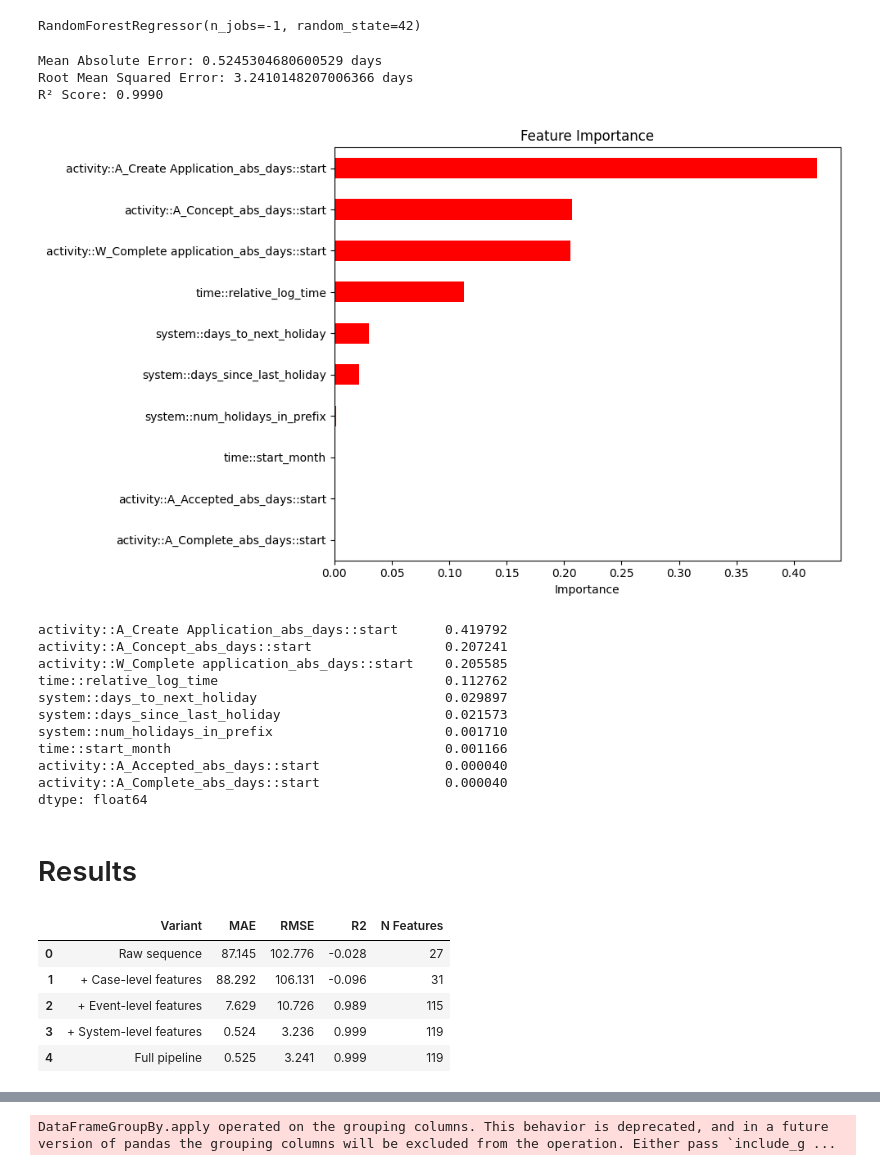
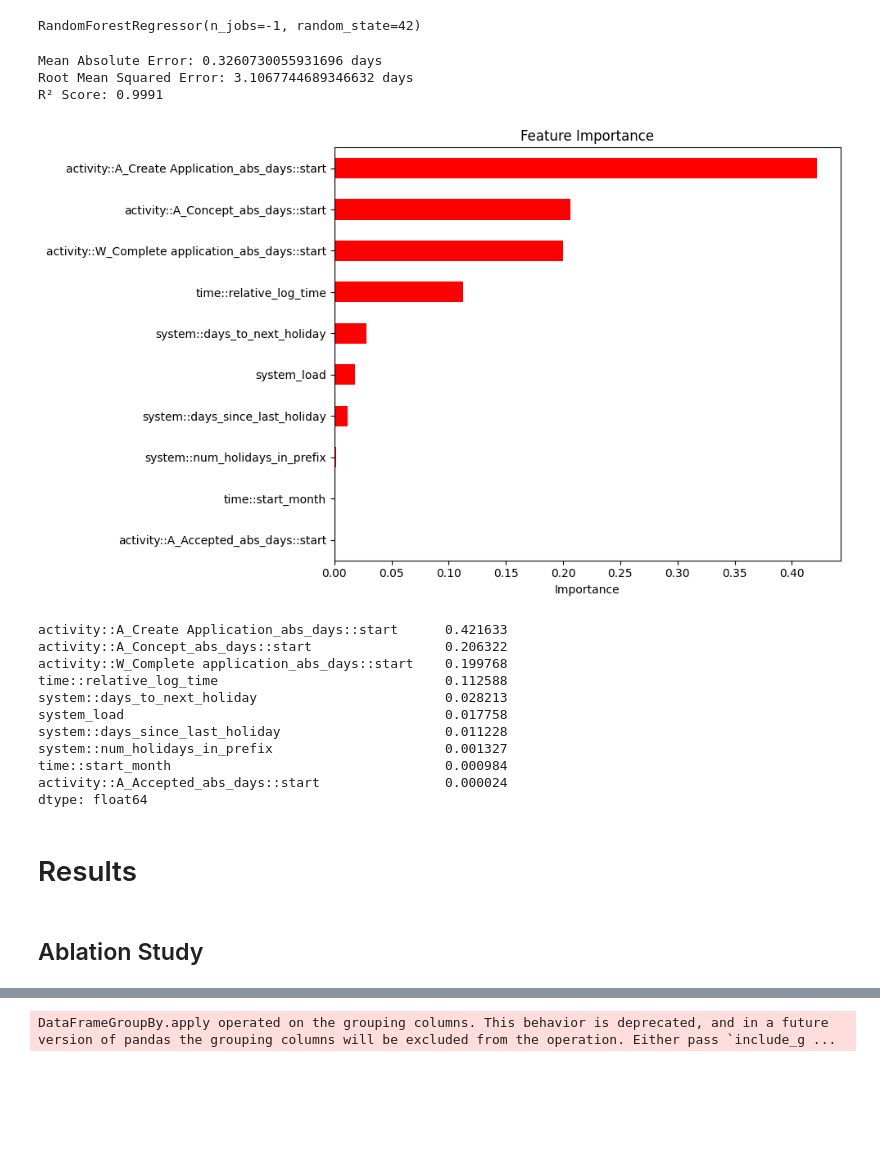
Before and after one commit to samuellukaswidmer/Bachelors-Thesis, a Jupyter notebook: predictive_monitoring_bpic17.ipynb, the cells around one changed output, grey strips where cells are left out. Saved outputs shown, nothing was run; the diff lists cells and outputs as text; code cells hidden in the pictures; blank space fills up the shorter version.

Commit message:
centralize pipeline functions and create interpretable statistics

```diff
--- a/predictive_monitoring_bpic17.ipynb
+++ b/predictive_monitoring_bpic17.ipynb
@@ -254,3 +235,5 @@ if is_cutoff:
 else:
     prefix_log_train = prefix_log_fixed_train
     prefix_log_test = prefix_log_fixed_test
+# %%
+prefix_log_train, prefix_log_test = add_duration_vs_period_avg(prefix_log_train, prefix_log_test)
@@ -332,25 +340,30 @@ display(X_test)
 # %% [markdown]
 # Model Building and Training
 # %%
+pd.set_option('display.max_colwidth', None)  # no truncation on cell content
+pd.set_option('display.width', None)         # auto-detect terminal width
+pd.set_option('display.expand_frame_repr', False)  # don't wrap across multiple lines
 from aix360.algorithms.rbm.features import FeatureBinarizer
 from aix360.algorithms.rbm.linear_regression import LinearRuleRegression
-from aix360.algorithms.rbm.logistic_regression import LogisticRuleRegression
 
-
+X_all = pd.concat([X_train, X_test])
 fb = FeatureBinarizer(numThresh=9)
-X_train_bin = fb.fit_transform(X_train)
+fb.fit(X_all)
+X_train_bin = fb.transform(X_train)
 X_test_bin = fb.transform(X_test)
 
 glrm = LinearRuleRegression(lambda0=0.05, lambda1=0.01)
-glrm.fit(X_train_bin, y_train, X_train)  # X_train passed as Xstd for numeric features
-# glrm = LogisticRuleRegression(lambda0=0.05, lambda1=0.01)
-# glrm.fit(X_train_bin, y_train, X_train)
+glrm.fit(X_train_bin, y_train, X_train)
 
-# Predict and evaluate
 y_pred_glrm = glrm.predict(X_test_bin, X_test)
-mae = mean_absolute_error(y_test, y_pred_glrm)
-print(f"MAE: {mae:.2f} days")
+mae_glrm = mean_absolute_error(y_test, y_pred_glrm)
+rmse_glrm = np.sqrt(mean_squared_error(y_test, y_pred_glrm))
+r2_glrm = r2_score(y_test, y_pred_glrm)
 
-# Inspect the rules
+print(f"MAE: {mae_glrm:.2f} days")
+print(f"RMSE: {rmse_glrm:.2f} days")
+print(f"R²: {r2_glrm:.4f}")
+print(f"Number of rules: {len(glrm.explain())}")
+
 print(glrm.explain())
 # %% [output]
@@ -374,49 +403,42 @@ print(f"Mean Absolute Error: {mae} days")
 print(f"Root Mean Squared Error: {rmse} days")
 print(f"R² Score: {r2:.4f}")
 # %% [output]
-Mean Absolute Error: 0.5245304680600529 days
-Root Mean Squared Error: 3.2410148207006366 days
-R² Score: 0.9990
+Mean Absolute Error: 0.3260730055931696 days
+Root Mean Squared Error: 3.1067744689346632 days
+R² Score: 0.9991
 # %%
-importances = pd.Series(model.feature_importances_, index=X.columns)
+importances = pd.Series(model.feature_importances_, index=X_train.columns)
 importances.sort_values().tail(10).plot(kind='barh', figsize=(10, 6), color='r')
 plt.title("Feature Importance")
 plt.xlabel("Importance")
 plt.tight_layout()
 plt.show()
 # %% [output]
-[figure, old version]
+[figure, new version]
 # %%
 pd.Series(model.feature_importances_, index=X_train.columns).sort_values(ascending=False).head(10)
 # %% [output]
-activity::A_Create Application_abs_days::start      0.419792
-activity::A_Concept_abs_days::start                 0.207241
-activity::W_Complete application_abs_days::start    0.205585
-time::relative_log_time                             0.112762
-system::days_to_next_holiday                        0.029897
-system::days_since_last_holiday                     0.021573
-system::num_holidays_in_prefix                      0.001710
-time::start_month                                   0.001166
-activity::A_Accepted_abs_days::start                0.000040
-activity::A_Complete_abs_days::start                0.000040
+activity::A_Create Application_abs_days::start      0.421633
+activity::A_Concept_abs_days::start                 0.206322
+activity::W_Complete application_abs_days::start    0.199768
+time::relative_log_time                             0.112588
+system::days_to_next_holiday                        0.028213
+system_load                                         0.017758
+system::days_since_last_holiday                     0.011228
+system::num_holidays_in_prefix                      0.001327
+time::start_month                                   0.000984
+activity::A_Accepted_abs_days::start                0.000024
 dtype: float64
 # %% [markdown]
 # Results
+# %% [markdown]
+## Ablation Study
 # %%
 high_level_variants, granular_variants = get_ablation_variants(X_train)
 # %%
 bpic17_results_high = run_ablation(X_train, X_test, y_train, y_test, high_level_variants)
 # %%
 bpic17_results_low = run_ablation(X_train, X_test, y_train, y_test, granular_variants)
-# %%
-display(bpic17_results_high)
-# %% [output]
-|  | Variant | MAE | RMSE | R2 | N Features |
-| 0 | Raw sequence | 87.145 | 102.776 | -0.028 | 27 |
-| 1 | + Case-level features | 88.292 | 106.131 | -0.096 | 31 |
-| 2 | + Event-level features | 7.629 | 10.726 | 0.989 | 115 |
-| 3 | + System-level features | 0.524 | 3.236 | 0.999 | 119 |
-| 4 | Full pipeline | 0.525 | 3.241 | 0.999 | 119 |
 # %%
 display(bpic17_results_high)
 display(bpic17_results_low)
```
Also changed, not shown: parts of 27 cells of this notebook, 29 other files.
